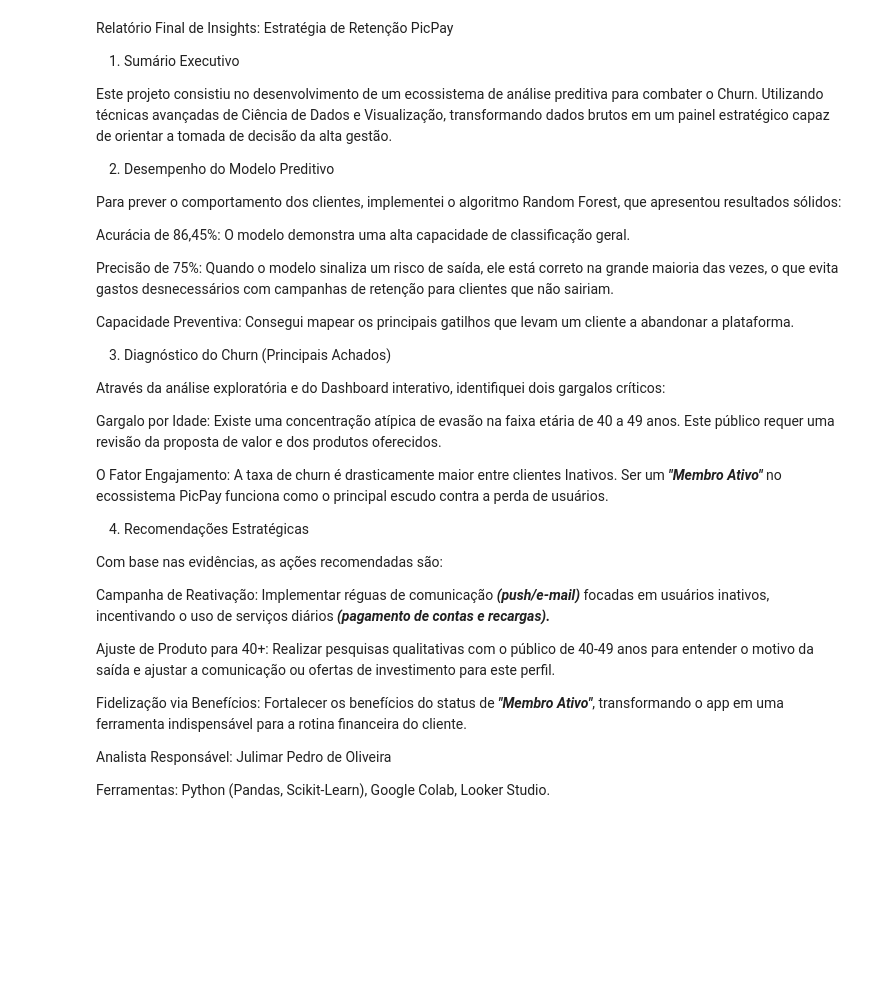
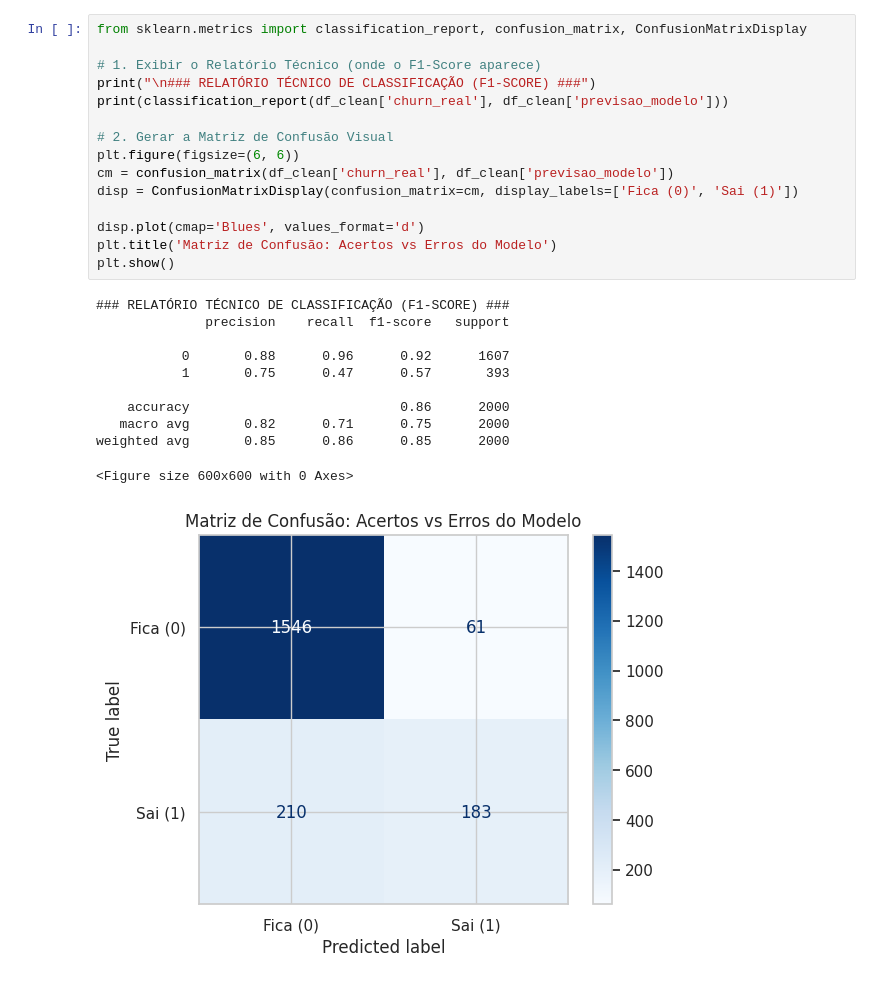
Before and after one commit to julimarpoliveira2902/Analise-Preditiva-Churn-Fintech, a Jupyter notebook: Projeto_Churn_PicPay_Julimar_Oliveira.ipynb, the cells around one changed output. Cells and saved outputs as stored; diff of their text form; blank space fills up the shorter version.

Commit message:
Implementação da Matriz de Confusão e F1-Score
Atualização: Implementação da Matriz de Confusão e F1-Score

```diff
--- a/Projeto_Churn_PicPay_Julimar_Oliveira.ipynb
+++ b/Projeto_Churn_PicPay_Julimar_Oliveira.ipynb
@@ -120,38 +48,27 @@ files.download('resultado_final_picpay.csv')
-# %% [markdown]
-Relatório Final de Insights: Estratégia de Retenção PicPay
-
-1. Sumário Executivo
-
-Este projeto consistiu no desenvolvimento de um ecossistema de análise preditiva para combater o Churn. Utilizando técnicas avançadas de Ciência de Dados e Visualização, transformando dados brutos em um painel estratégico capaz de orientar a tomada de decisão da alta gestão.
-
-2. Desempenho do Modelo Preditivo
-
-Para prever o comportamento dos clientes, implementei o algoritmo Random Forest, que apresentou resultados sólidos:
-
-Acurácia de 86,45%: O modelo demonstra uma alta capacidade de classificação geral.
-
-Precisão de 75%: Quando o modelo sinaliza um risco de saída, ele está correto na grande maioria das vezes, o que evita gastos desnecessários com campanhas de retenção para clientes que não sairiam.
-
-Capacidade Preventiva: Consegui mapear os principais gatilhos que levam um cliente a abandonar a plataforma.
-
-3. Diagnóstico do Churn (Principais Achados)
-
-Através da análise exploratória e do Dashboard interativo, identifiquei dois gargalos críticos:
-
-Gargalo por Idade: Existe uma concentração atípica de evasão na faixa etária de 40 a 49 anos. Este público requer uma revisão da proposta de valor e dos produtos oferecidos.
-
-O Fator Engajamento: A taxa de churn é drasticamente maior entre clientes Inativos. Ser um ***"Membro Ativo"*** no ecossistema PicPay funciona como o principal escudo contra a perda de usuários.
-
-4. Recomendações Estratégicas
-
-Com base nas evidências, as ações recomendadas são:
-
-Campanha de Reativação: Implementar réguas de comunicação ***(push/e-mail)*** focadas em usuários inativos, incentivando o uso de serviços diários ***(pagamento de contas e recargas).***
-
-Ajuste de Produto para 40+: Realizar pesquisas qualitativas com o público de 40-49 anos para entender o motivo da saída e ajustar a comunicação ou ofertas de investimento para este perfil.
-
-Fidelização via Benefícios: Fortalecer os benefícios do status de ***"Membro Ativo"***, transformando o app em uma ferramenta indispensável para a rotina financeira do cliente.
-
-Analista Responsável: Julimar Pedro de Oliveira
-
-Ferramentas: Python (Pandas, Scikit-Learn), Google Colab, Looker Studio.
+# %%
+from sklearn.metrics import classification_report, confusion_matrix, ConfusionMatrixDisplay
+
+# 1. Exibir o Relatório Técnico (onde o F1-Score aparece)
+print("\n### RELATÓRIO TÉCNICO DE CLASSIFICAÇÃO (F1-SCORE) ###")
+print(classification_report(df_clean['churn_real'], df_clean['previsao_modelo']))
+
+# 2. Gerar a Matriz de Confusão Visual
+plt.figure(figsize=(6, 6))
+cm = confusion_matrix(df_clean['churn_real'], df_clean['previsao_modelo'])
+disp = ConfusionMatrixDisplay(confusion_matrix=cm, display_labels=['Fica (0)', 'Sai (1)'])
+
+disp.plot(cmap='Blues', values_format='d')
+plt.title('Matriz de Confusão: Acertos vs Erros do Modelo')
+plt.show()
+# %% [output]
+### RELATÓRIO TÉCNICO DE CLASSIFICAÇÃO (F1-SCORE) ###
+              precision    recall  f1-score   support
+
+           0       0.88      0.96      0.92      1607
+           1       0.75      0.47      0.57       393
+
+    accuracy                           0.86      2000
+   macro avg       0.82      0.71      0.75      2000
+weighted avg       0.85      0.86      0.85      2000
+<Figure size 600x600 with 0 Axes>
+[figure, added]
```
Also changed, not shown: parts of 5 cells of this notebook.
